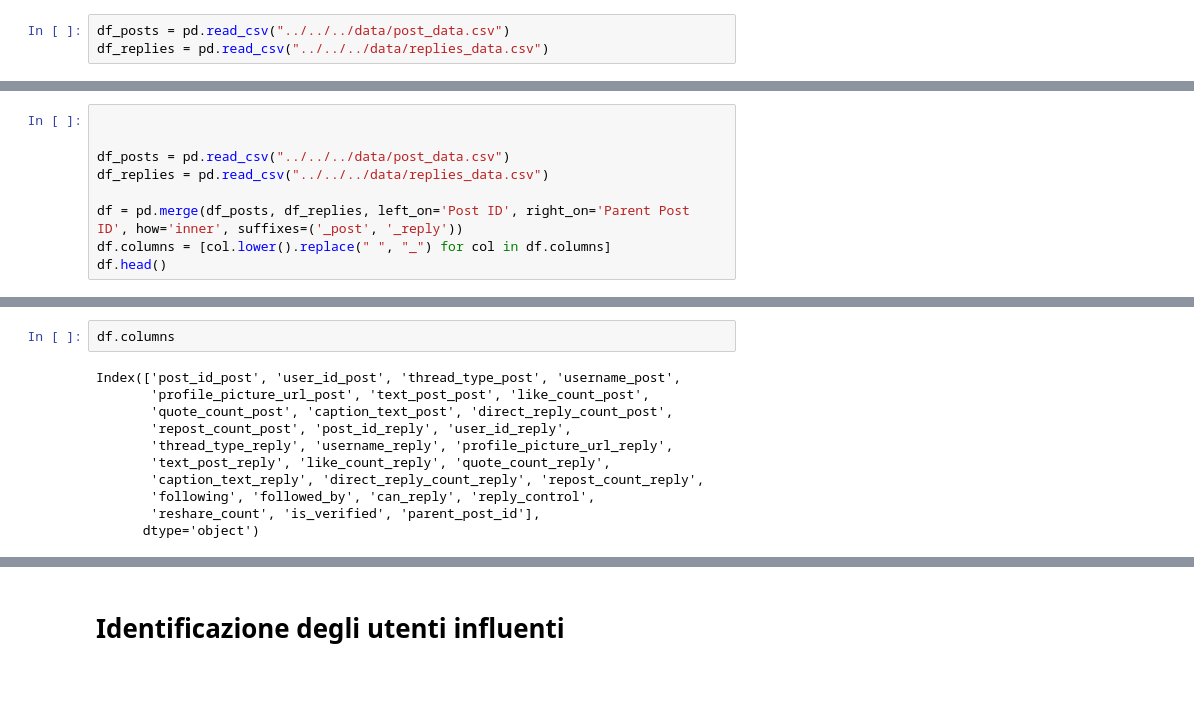
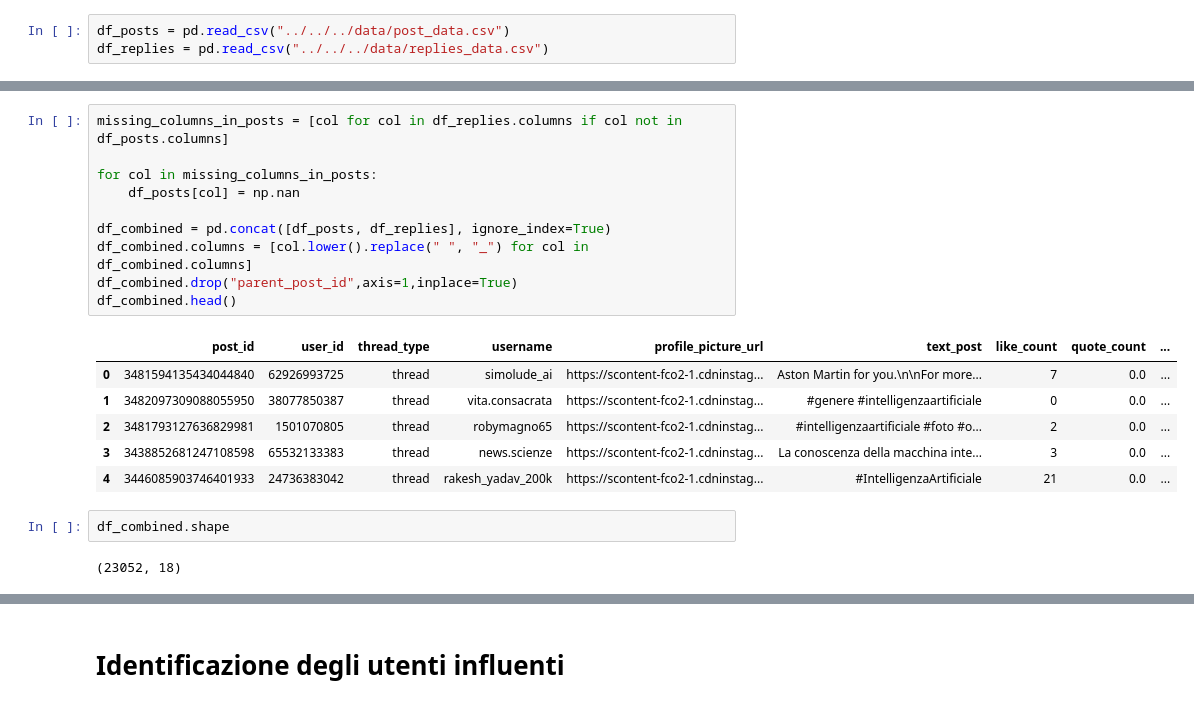
Before and after one commit to Alexis2628/progetto_asnm, a Jupyter notebook: Code/notebook/Studio della propagazione dell'influenza/propagazione_influenza.ipynb, the cells around one changed output, grey strips where cells are left out. Drawn from its saved outputs; the diff is of its cells as text; blank space fills up the shorter version.

Commit message:
update punto 1, update dataframe creation e Graph creation

```diff
--- a/Code/notebook/Studio della propagazione dell'influenza/propagazione_influenza.ipynb
+++ b/Code/notebook/Studio della propagazione dell'influenza/propagazione_influenza.ipynb
@@ -30,9 +17,0 @@ Index(['Post ID', 'User ID', 'Thread Type', 'Username', 'Profile Picture URL',
-# %%
-
-
-df_posts = pd.read_csv("../../../data/post_data.csv")
-df_replies = pd.read_csv("../../../data/replies_data.csv")
-
-df = pd.merge(df_posts, df_replies, left_on='Post ID', right_on='Parent Post ID', how='inner', suffixes=('_post', '_reply'))
-df.columns = [col.lower().replace(" ", "_") for col in df.columns]
-df.head()
@@ -47,14 +18,22 @@ df.head()
-# %%
-df.columns
-# %% [output]
-Index(['post_id_post', 'user_id_post', 'thread_type_post', 'username_post',
-       'profile_picture_url_post', 'text_post_post', 'like_count_post',
-       'quote_count_post', 'caption_text_post', 'direct_reply_count_post',
-       'repost_count_post', 'post_id_reply', 'user_id_reply',
-       'thread_type_reply', 'username_reply', 'profile_picture_url_reply',
-       'text_post_reply', 'like_count_reply', 'quote_count_reply',
-       'caption_text_reply', 'direct_reply_count_reply', 'repost_count_reply',
-       'following', 'followed_by', 'can_reply', 'reply_control',
-       'reshare_count', 'is_verified', 'parent_post_id'],
-      dtype='object')
+# %%
+missing_columns_in_posts = [col for col in df_replies.columns if col not in df_posts.columns]
+
+for col in missing_columns_in_posts:
+    df_posts[col] = np.nan
+
+df_combined = pd.concat([df_posts, df_replies], ignore_index=True)
+df_combined.columns = [col.lower().replace(" ", "_") for col in df_combined.columns]
+df_combined.drop("parent_post_id",axis=1,inplace=True)
+df_combined.head()
+# %% [output]
+|  | post_id | user_id | thread_type | username | profile_picture_url | text_post | like_count | quote_count | ... |
+| 0 | 3481594135434044840 | 62926993725 | thread | simolude_ai | https://scontent-fco2-1.cdninstag... | Aston Martin for you.\n\nFor more... | 7 | 0.0 | ... |
+| 1 | 3482097309088055950 | 38077850387 | thread | vita.consacrata | https://scontent-fco2-1.cdninstag... | #genere #intelligenzaartificiale | 0 | 0.0 | ... |
+| 2 | 3481793127636829981 | 1501070805 | thread | robymagno65 | https://scontent-fco2-1.cdninstag... | #intelligenzaartificiale #foto #o... | 2 | 0.0 | ... |
+| 3 | 3438852681247108598 | 65532133383 | thread | news.scienze | https://scontent-fco2-1.cdninstag... | La conoscenza della macchina inte... | 3 | 0.0 | ... |
+| 4 | 3446085903746401933 | 24736383042 | thread | rakesh_yadav_200k | https://scontent-fco2-1.cdninstag... | #IntelligenzaArtificiale | 21 | 0.0 | ... |
+# %%
+df_combined.shape
+# %% [output]
+(23052, 18)
 # %%
```
Also changed, not shown: parts of 11 cells of this notebook.
